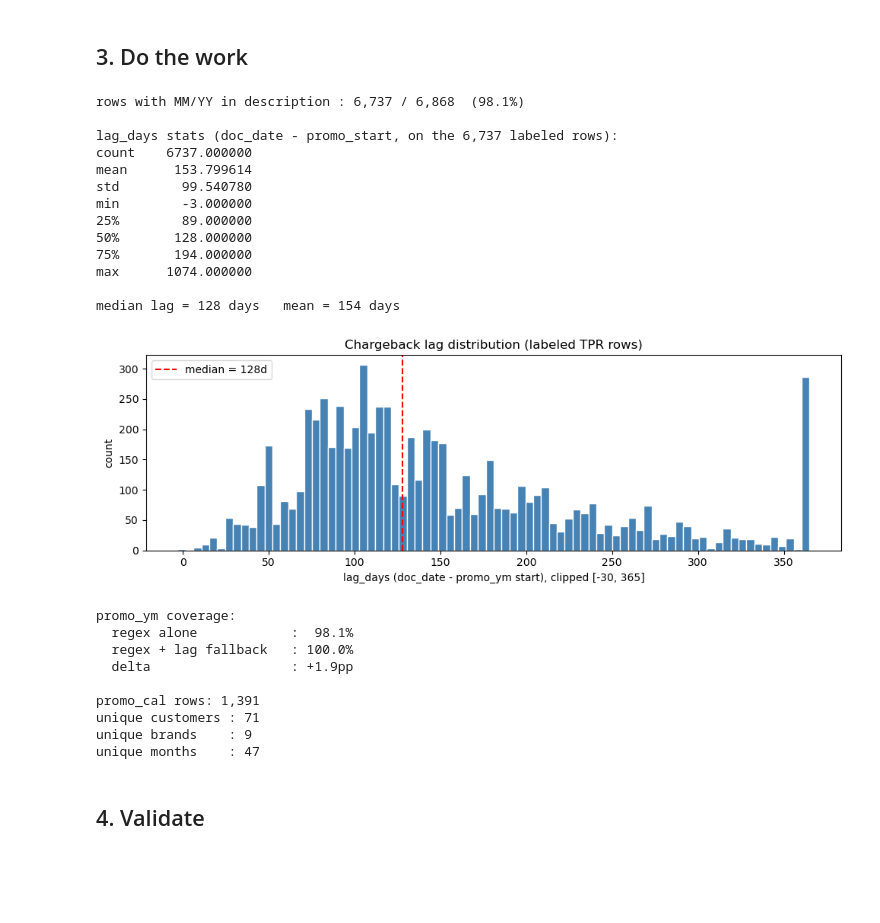
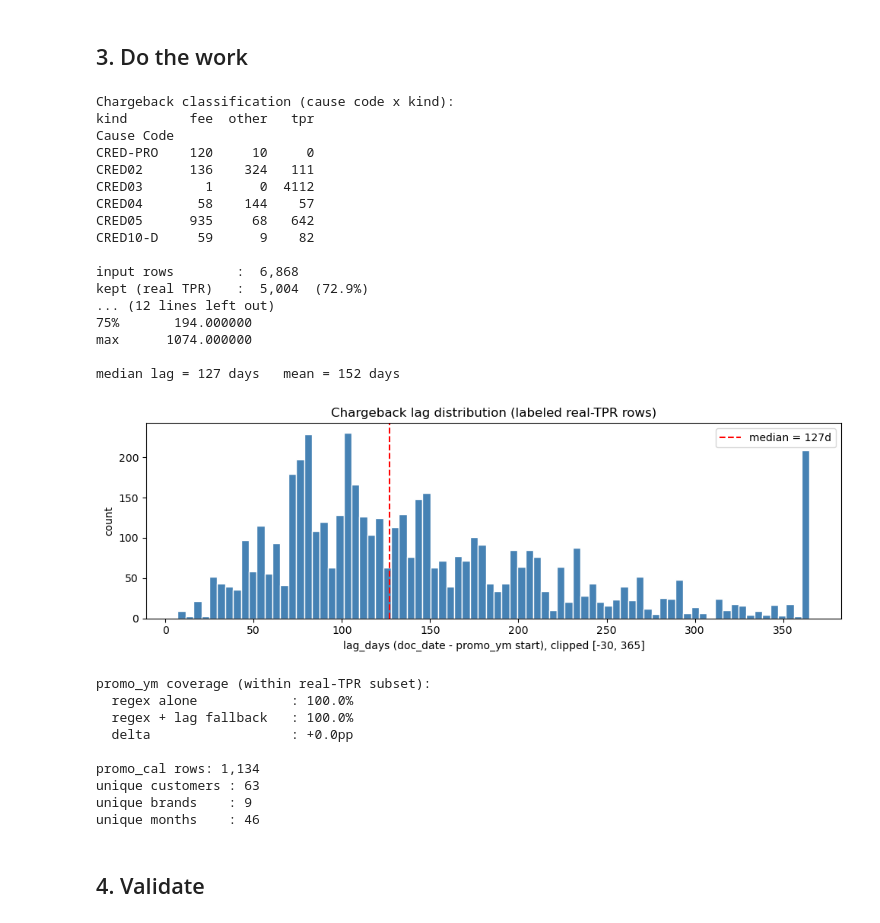
Before and after one commit to binkybarnes/pop_prompt2, a Jupyter notebook: pipeline/03_promo_calendar.ipynb, the cells around one changed output. Saved outputs shown, nothing was run; the diff lists cells and outputs as text; code cells hidden in the pictures; blank space fills up the shorter version.

```diff
--- a/pipeline/03_promo_calendar.ipynb
+++ b/pipeline/03_promo_calendar.ipynb
@@ -41,15 +43,38 @@ brand null: 849  (12.4%)
 # %% [markdown]
 ## 3. Do the work
 # %%
-from src.promo_cal import fit_median_lag, impute_promo_ym, build_promo_calendar
+from src.promo_cal import (
+    classify_chargeback,
+    filter_true_tpr,
+    fit_median_lag,
+    impute_promo_ym,
+    build_promo_calendar,
+)
 
-# ---- Fit + impute ------------------------------------------------------------
-median_lag = fit_median_lag(tpr)
-tpr_tagged = impute_promo_ym(tpr, median_lag)
+# ---- Filter chargebacks down to real TPRs -----------------------------------
+# CRED02 in particular mixes TPRs with publication / shelf-talker / catalog
+# fees. Classify every row so we can report the split.
+tpr = tpr.assign(
+    kind=[classify_chargeback(d, c)
+          for d, c in zip(tpr['Item Description'], tpr['Cause Code'])]
+)
+
+print('Chargeback classification (cause code x kind):')
+print(tpr.groupby(['Cause Code', 'kind']).size().unstack(fill_value=0))
+
+kept = tpr[tpr['kind'] == 'tpr'].copy()
+print(f'\ninput rows        : {len(tpr):>6,}')
+print(f'kept (real TPR)   : {len(kept):>6,}  ({len(kept)/len(tpr)*100:.1f}%)')
+print(f'dropped (fee)     : {int((tpr["kind"]=="fee").sum()):>6,}  (publication / shelf-talker / trade-show / admin)')
+print(f'dropped (other)   : {int((tpr["kind"]=="other").sum()):>6,}  (no price-cut signal in description)')
+
+# ---- Fit + impute on the real-TPR subset ------------------------------------
+median_lag = fit_median_lag(kept)
+tpr_tagged = impute_promo_ym(kept, median_lag)
 
 raw_cov   = tpr_tagged['promo_ym_raw'].notna().mean()
 final_cov = tpr_tagged['promo_ym'].notna().mean()
-print(f'rows with MM/YY in description : {tpr_tagged["promo_ym_raw"].notna().sum():,} / {len(tpr_tagged):,}  ({raw_cov*100:.1f}%)')
+print(f'\nrows with MM/YY in description : {tpr_tagged["promo_ym_raw"].notna().sum():,} / {len(tpr_tagged):,}  ({raw_cov*100:.1f}%)')
 
 # ---- Lag distribution on labeled subset (for the plot) ----------------------
 has_ym = tpr_tagged[tpr_tagged['promo_ym_raw'].notna()].copy()
@@ -58,54 +83,60 @@ has_ym['lag_days']    = (pd.to_datetime(has_ym['Document Date']) - has_ym['promo
 
 print(f'\nlag_days stats (doc_date - promo_start, on the {len(has_ym):,} labeled rows):')
 print(has_ym['lag_days'].describe().to_string())
 print(f'\nmedian lag = {median_lag:.0f} days   mean = {has_ym["lag_days"].mean():.0f} days')
 
 fig, ax = plt.subplots(figsize=(10, 3.5))
 ax.hist(has_ym['lag_days'].clip(-30, 365), bins=80, color='steelblue', edgecolor='white')
 ax.axvline(median_lag, color='red', linestyle='--', label=f'median = {median_lag:.0f}d')
 ax.set_xlabel('lag_days (doc_date - promo_ym start), clipped [-30, 365]')
 ax.set_ylabel('count')
-ax.set_title('Chargeback lag distribution (labeled TPR rows)')
+ax.set_title('Chargeback lag distribution (labeled real-TPR rows)')
 ax.legend()
 plt.tight_layout()
 plt.show()
 
-print(f'\npromo_ym coverage:')
+print(f'\npromo_ym coverage (within real-TPR subset):')
 print(f'  regex alone            : {raw_cov*100:5.1f}%')
 print(f'  regex + lag fallback   : {final_cov*100:5.1f}%')
 print(f'  delta                  : +{(final_cov-raw_cov)*100:.1f}pp')
 
 # ---- Build (customer x brand x ym) calendar ---------------------------------
+# build_promo_calendar applies filter_true_tpr internally; passing the raw
+# tpr here gives the same result as passing `kept`.
 promo_cal, _ = build_promo_calendar(tpr)
 
 print(f'\npromo_cal rows: {len(promo_cal):,}')
 print(f'unique customers : {promo_cal["CUSTNMBR"].nunique():,}')
 print(f'unique brands    : {promo_cal["brand"].nunique():,}')
 print(f'unique months    : {promo_cal["promo_ym"].nunique():,}')
 # %% [output]
-rows with MM/YY in description : 6,737 / 6,868  (98.1%)
+Chargeback classification (cause code x kind):
+kind        fee  other   tpr
+Cause Code
+CRED-PRO    120     10     0
+CRED02      136    324   111
+CRED03        1      0  4112
+CRED04       58    144    57
+CRED05      935     68   642
+CRED10-D     59      9    82
 
-lag_days stats (doc_date - promo_start, on the 6,737 labeled rows):
-count    6737.000000
-mean      153.799614
-std        99.540780
-min        -3.000000
-25%        89.000000
-50%       128.000000
+input rows        :  6,868
+kept (real TPR)   :  5,004  (72.9%)
+... (12 lines left out)
 75%       194.000000
 max      1074.000000
 
-median lag = 128 days   mean = 154 days
+median lag = 127 days   mean = 152 days
-[figure, old version]
+[figure, new version]
-promo_ym coverage:
-  regex alone            :  98.1%
+promo_ym coverage (within real-TPR subset):
+  regex alone            : 100.0%
   regex + lag fallback   : 100.0%
-  delta                  : +1.9pp
+  delta                  : +0.0pp
 
-promo_cal rows: 1,391
-unique customers : 71
+promo_cal rows: 1,134
+unique customers : 63
 unique brands    : 9
-unique months    : 47
+unique months    : 46
 # %% [markdown]
 ## 4. Validate
 # %%
```
Also changed, not shown: parts of 3 cells of this notebook, 6 other files.
